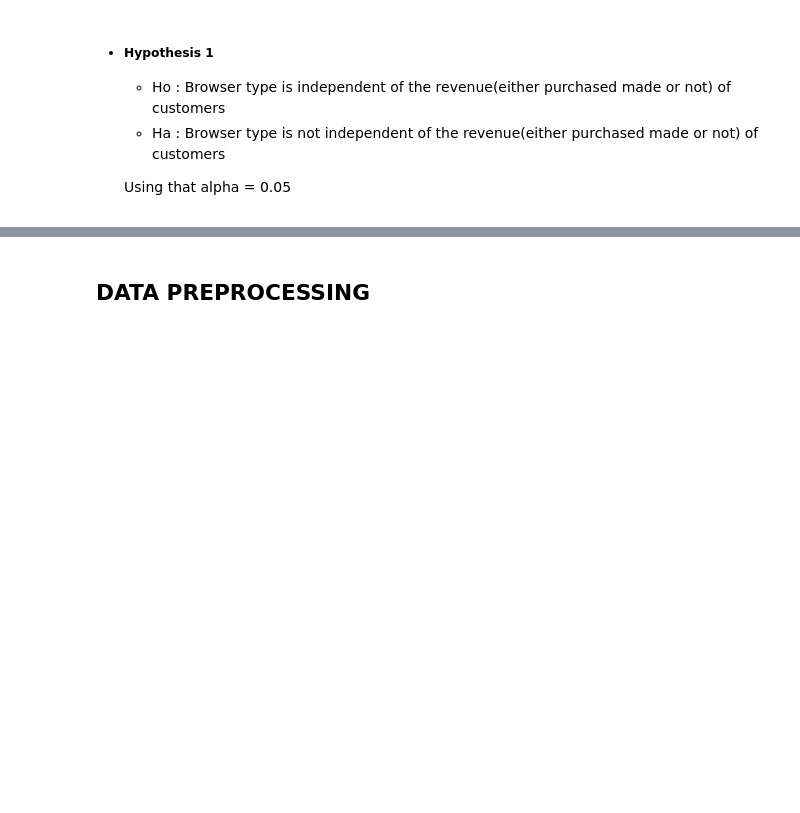
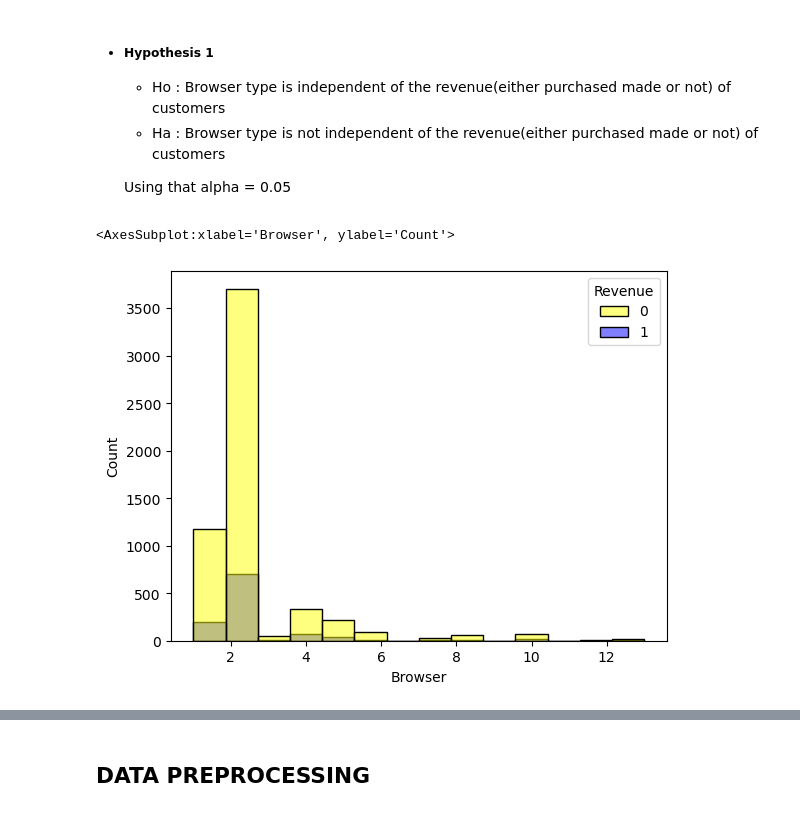
Before and after one commit to zeumoweb/Intro-to-ai-final-project, a Jupyter notebook: main.ipynb, the cells around one changed output, grey strips where cells are left out. Saved outputs shown, nothing was run; the diff lists cells and outputs as text; code cells hidden in the pictures; blank space fills up the shorter version.

```diff
--- a/main.ipynb
+++ b/main.ipynb
@@ -161,0 +196,5 @@ alpha = 0.05
+# %%
+sns.histplot(data=train, x='Browser', hue="Revenue" , palette =["yellow", "blue"] )
+# %% [output]
+<AxesSubplot:xlabel='Browser', ylabel='Count'>
+[figure, added]
```
Also changed, not shown: parts of 33 cells of this notebook, 1 other file.
